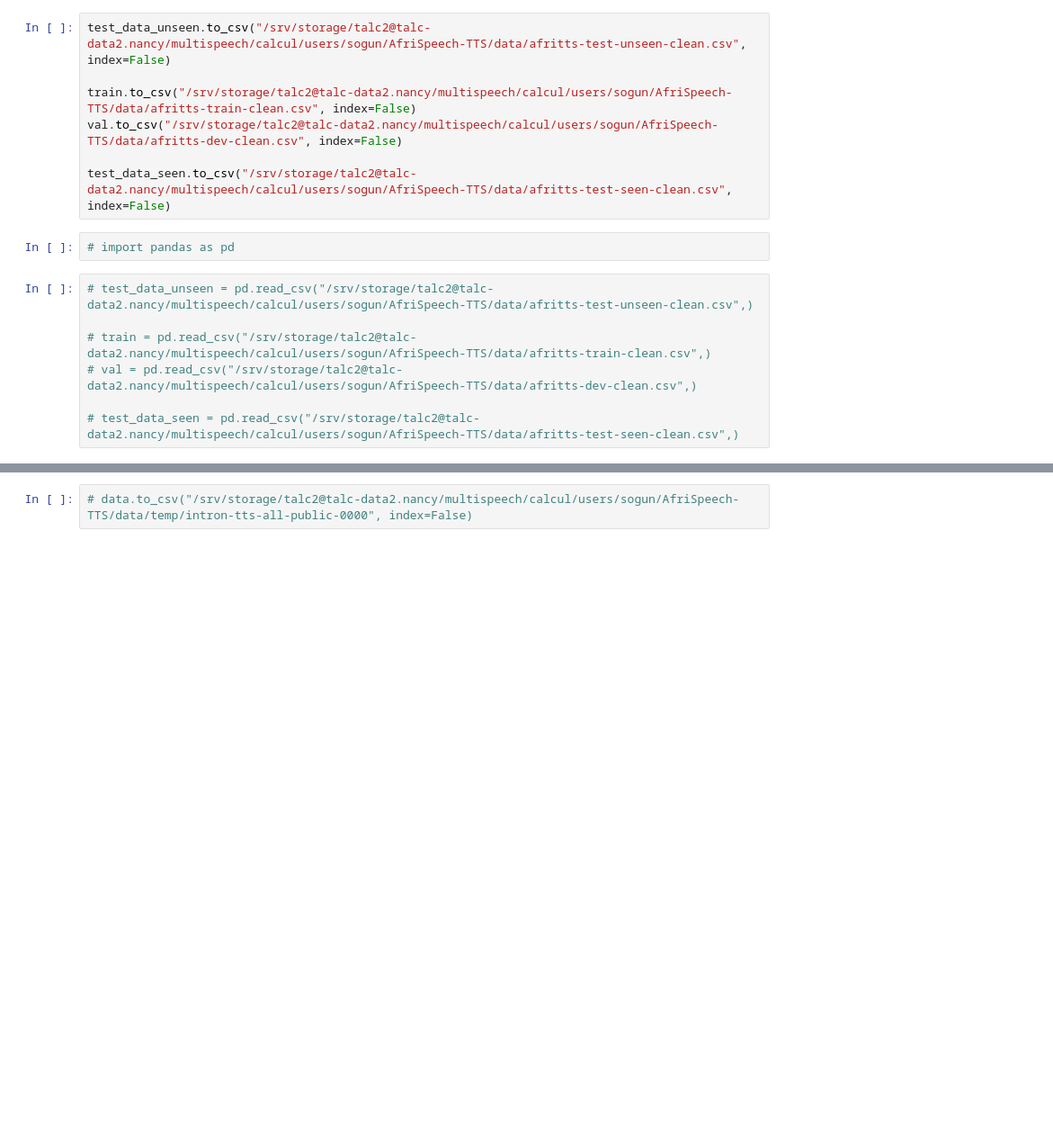
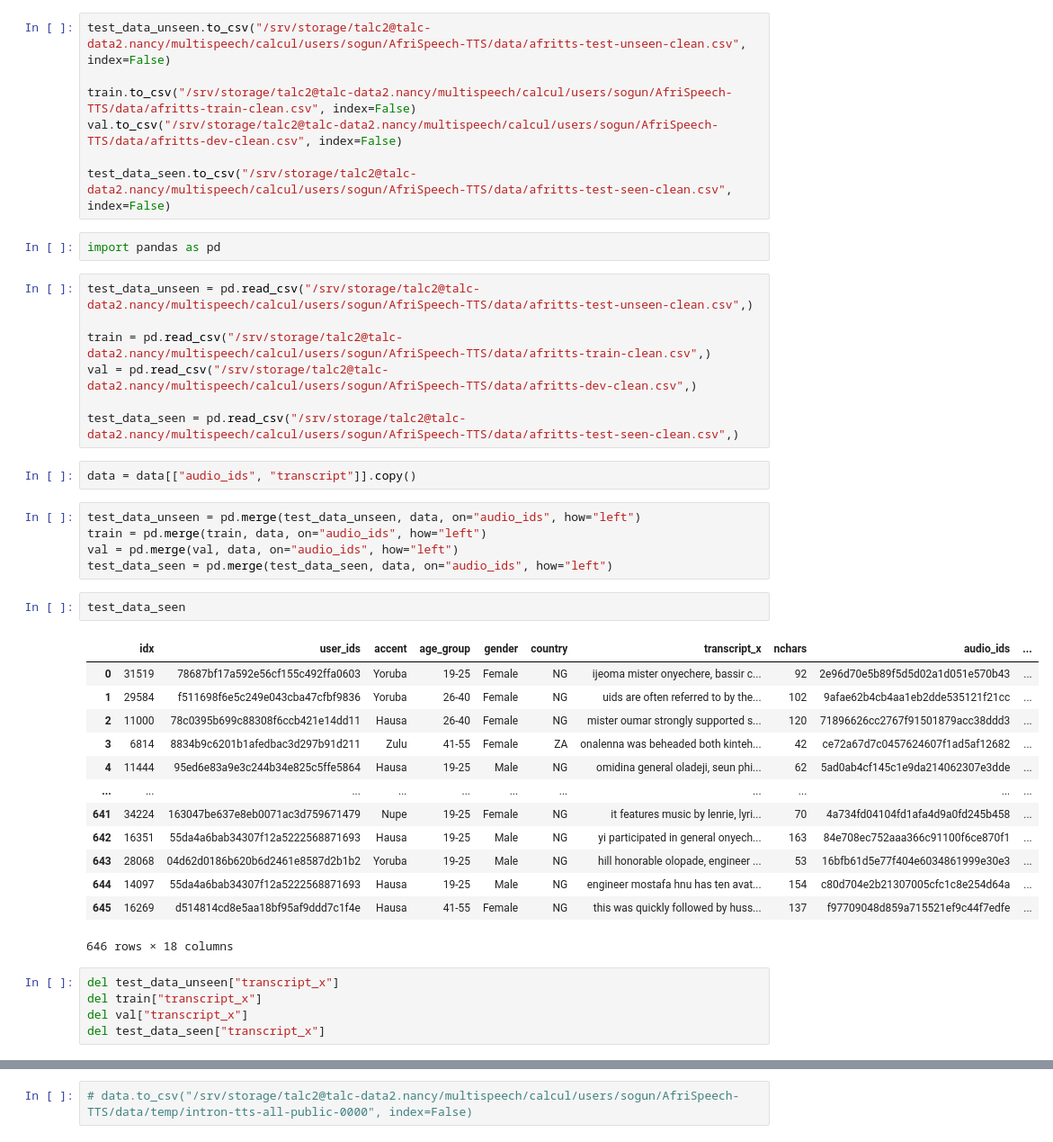
Before and after one commit to intron-innovation/AfriSpeech-TTS, a Jupyter notebook: notebooks/data_preprocessing.ipynb, the cells around one changed output, grey strips where cells are left out. Shown: that part at 90% size. Cells and saved outputs as stored; diff of their text form; blank space fills up the shorter version.

Commit message:
Update train/dev/test split

```diff
--- a/notebooks/data_preprocessing.ipynb
+++ b/notebooks/data_preprocessing.ipynb
@@ -286,11 +283,39 @@ val.to_csv("/srv/storage/talc2@talc-data2.nancy/multispeech/calcul/users/sogun/A
 
 test_data_seen.to_csv("/srv/storage/talc2@talc-data2.nancy/multispeech/calcul/users/sogun/AfriSpeech-TTS/data/afritts-test-seen-clean.csv", index=False)
 # %%
-# import pandas as pd
+import pandas as pd
 # %%
-# test_data_unseen = pd.read_csv("/srv/storage/talc2@talc-data2.nancy/multispeech/calcul/users/sogun/AfriSpeech-TTS/data/afritts-test-unseen-clean.csv",)
+test_data_unseen = pd.read_csv("/srv/storage/talc2@talc-data2.nancy/multispeech/calcul/users/sogun/AfriSpeech-TTS/data/afritts-test-unseen-clean.csv",)
 
-# train = pd.read_csv("/srv/storage/talc2@talc-data2.nancy/multispeech/calcul/users/sogun/AfriSpeech-TTS/data/afritts-train-clean.csv",)
-# val = pd.read_csv("/srv/storage/talc2@talc-data2.nancy/multispeech/calcul/users/sogun/AfriSpeech-TTS/data/afritts-dev-clean.csv",)
+train = pd.read_csv("/srv/storage/talc2@talc-data2.nancy/multispeech/calcul/users/sogun/AfriSpeech-TTS/data/afritts-train-clean.csv",)
+val = pd.read_csv("/srv/storage/talc2@talc-data2.nancy/multispeech/calcul/users/sogun/AfriSpeech-TTS/data/afritts-dev-clean.csv",)
 
-# test_data_seen = pd.read_csv("/srv/storage/talc2@talc-data2.nancy/multispeech/calcul/users/sogun/AfriSpeech-TTS/data/afritts-test-seen-clean.csv",)
+test_data_seen = pd.read_csv("/srv/storage/talc2@talc-data2.nancy/multispeech/calcul/users/sogun/AfriSpeech-TTS/data/afritts-test-seen-clean.csv",)
+# %%
+data = data[["audio_ids", "transcript"]].copy()
+# %%
+test_data_unseen = pd.merge(test_data_unseen, data, on="audio_ids", how="left")
+train = pd.merge(train, data, on="audio_ids", how="left")
+val = pd.merge(val, data, on="audio_ids", how="left")
+test_data_seen = pd.merge(test_data_seen, data, on="audio_ids", how="left")
+# %%
+test_data_seen
+# %% [output]
+|  | idx | user_ids | accent | age_group | gender | country | transcript_x | nchars | audio_ids | ... |
+| 0 | 31519 | 78687bf17a592e56cf155c492ffa0603 | Yoruba | 19-25 | Female | NG | ijeoma mister onyechere, bassir c... | 92 | 2e96d70e5b89f5d5d02a1d051e570b43 | ... |
+| 1 | 29584 | f511698f6e5c249e043cba47cfbf9836 | Yoruba | 26-40 | Female | NG | uids are often referred to by the... | 102 | 9afae62b4cb4aa1eb2dde535121f21cc | ... |
+| 2 | 11000 | 78c0395b699c88308f6ccb421e14dd11 | Hausa | 26-40 | Female | NG | mister oumar strongly supported s... | 120 | 71896626cc2767f91501879acc38ddd3 | ... |
+| 3 | 6814 | 8834b9c6201b1afedbac3d297b91d211 | Zulu | 41-55 | Female | ZA | onalenna was beheaded both kinteh... | 42 | ce72a67d7c0457624607f1ad5af12682 | ... |
+| 4 | 11444 | 95ed6e83a9e3c244b34e825c5ffe5864 | Hausa | 19-25 | Male | NG | omidina general oladeji, seun phi... | 62 | 5ad0ab4cf145c1e9da214062307e3dde | ... |
+| ... | ... | ... | ... | ... | ... | ... | ... | ... | ... | ... |
+| 641 | 34224 | 163047be637e8eb0071ac3d759671479 | Nupe | 19-25 | Female | NG | it features music by lenrie, lyri... | 70 | 4a734fd04104fd1afa4d9a0fd245b458 | ... |
+| 642 | 16351 | 55da4a6bab34307f12a5222568871693 | Hausa | 19-25 | Male | NG | yi participated in general onyech... | 163 | 84e708ec752aaa366c91100f6ce870f1 | ... |
+| 643 | 28068 | 04d62d0186b620b6d2461e8587d2b1b2 | Yoruba | 19-25 | Male | NG | hill honorable olopade, engineer ... | 53 | 16bfb61d5e77f404e6034861999e30e3 | ... |
+| 644 | 14097 | 55da4a6bab34307f12a5222568871693 | Hausa | 19-25 | Male | NG | engineer mostafa hnu has ten avat... | 154 | c80d704e2b21307005cfc1c8e254d64a | ... |
+| 645 | 16269 | d514814cd8e5aa18bf95af9ddd7c1f4e | Hausa | 41-55 | Female | NG | this was quickly followed by huss... | 137 | f97709048d859a715521ef9c44f7edfe | ... |
+646 rows × 18 columns
+# %%
+del test_data_unseen["transcript_x"]
+del train["transcript_x"]
+del val["transcript_x"]
+del test_data_seen["transcript_x"]
```
Also changed, not shown: parts of 3 cells of this notebook, 12 other files.
